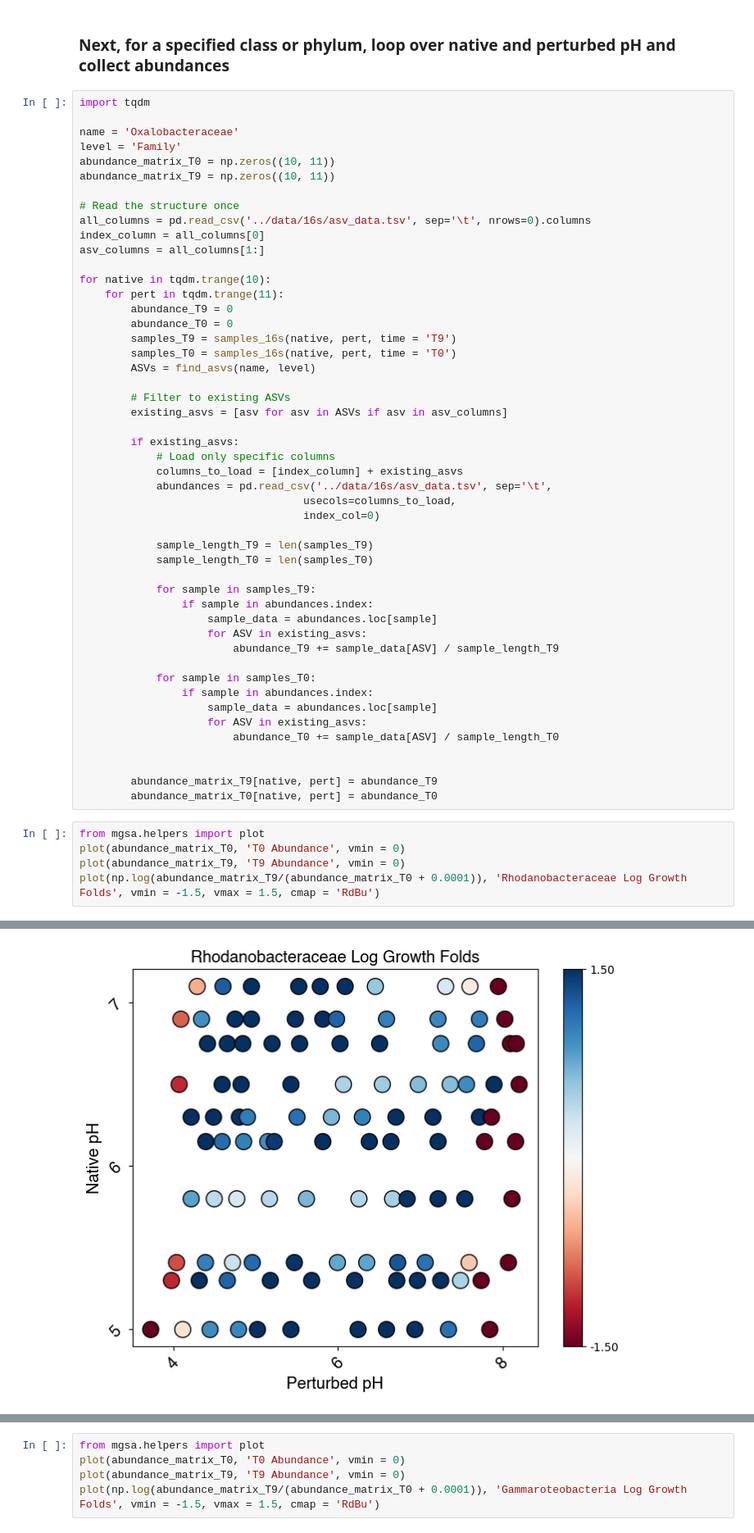
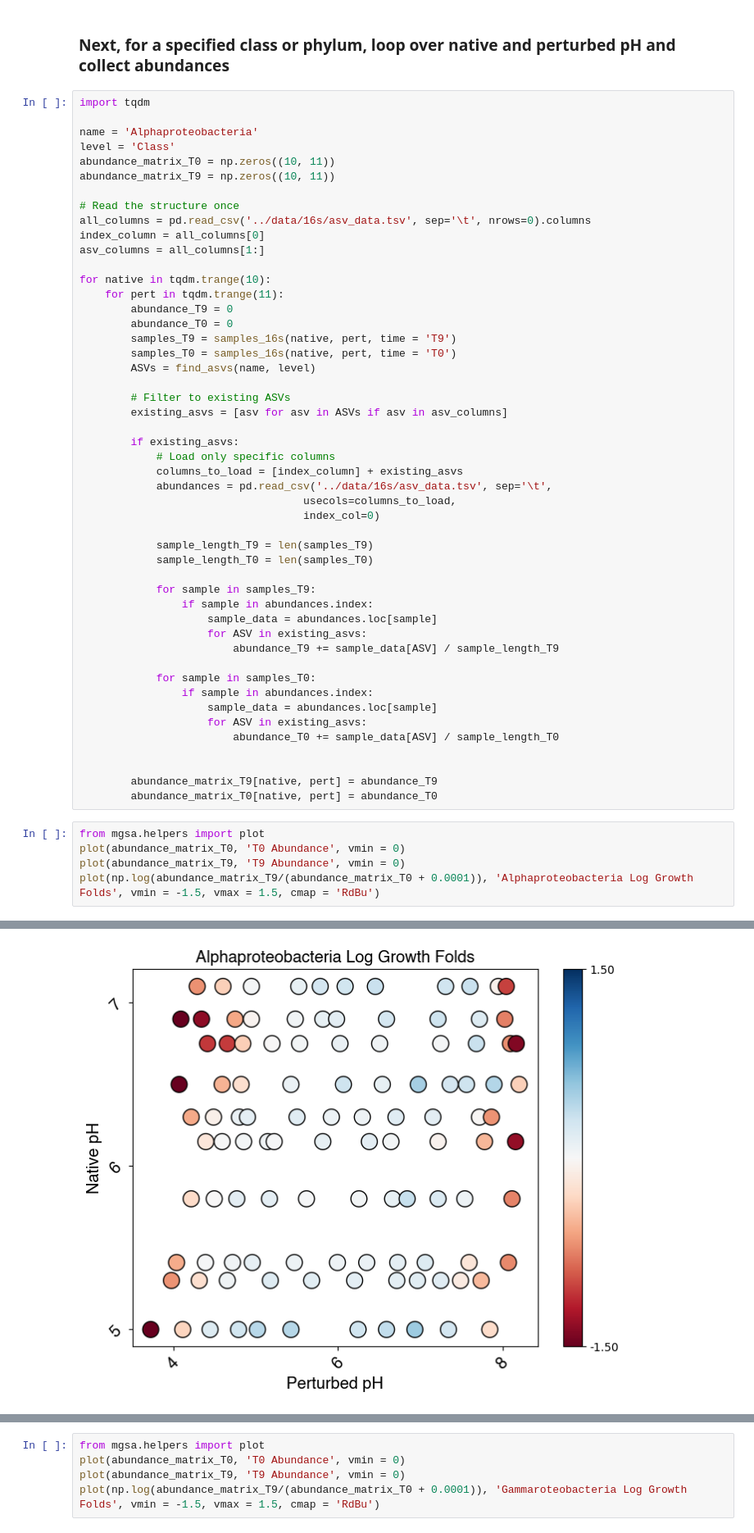
Before and after one commit to JoeLandsittel37/soil, a Jupyter notebook: notebooks/16s_organizing.ipynb, the cells around one changed output, grey strips where cells are left out. Shown at 82% size. Cells and saved outputs as stored; diff of their text form.

```diff
--- a/notebooks/16s_organizing.ipynb
+++ b/notebooks/16s_organizing.ipynb
@@ -50,8 +50,8 @@ def find_asvs(name, level):
 # %%
 import tqdm
 
-name = 'Oxalobacteraceae'
-level = 'Family'
+name = 'Alphaproteobacteria'
+level = 'Class'
 abundance_matrix_T0 = np.zeros((10, 11))
 abundance_matrix_T9 = np.zeros((10, 11))
 
@@ -100,5 +100,5 @@ for native in tqdm.trange(10):
 from mgsa.helpers import plot
 plot(abundance_matrix_T0, 'T0 Abundance', vmin = 0)
 plot(abundance_matrix_T9, 'T9 Abundance', vmin = 0)
-plot(np.log(abundance_matrix_T9/(abundance_matrix_T0 + 0.0001)), 'Rhodanobacteraceae Log Growth Folds', vmin = -1.5, vmax = 1.5, cmap = 'RdBu')
+plot(np.log(abundance_matrix_T9/(abundance_matrix_T0 + 0.0001)), 'Alphaproteobacteria Log Growth Folds', vmin = -1.5, vmax = 1.5, cmap = 'RdBu')
 # %% [output]
@@ -107 +107 @@ plot(np.log(abundance_matrix_T9/(abundance_matrix_T0 + 0.0001)), 'Rhodanobactera
-[figure, old version]
+[figure, new version]
```
Also changed, not shown: parts of 1 cell of this notebook, 6 other files.
